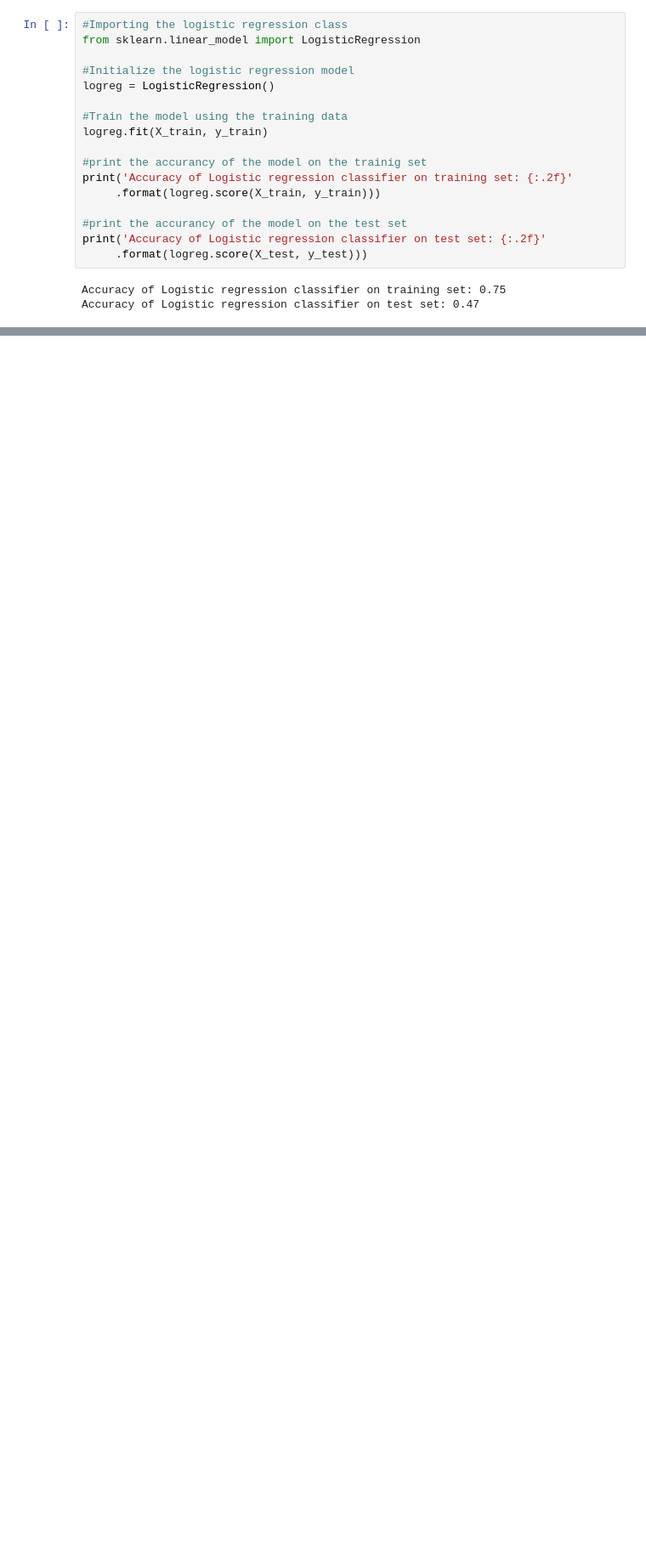
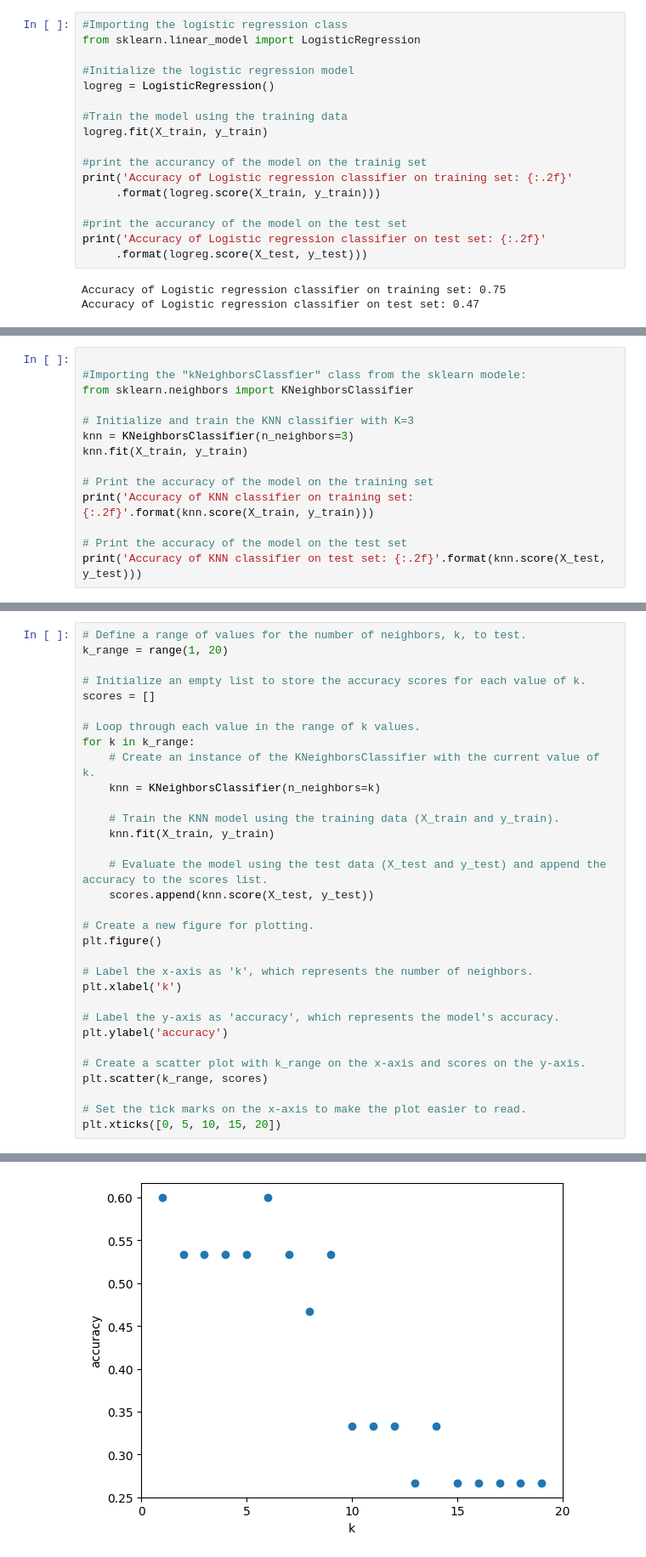
Before and after one commit to ECV21/Machine-learning-, a Jupyter notebook: A_simple_classification_problem_Fruits.ipynb, the cells around one changed output, grey strips where cells are left out. Shown: that part at 85% size. Drawn from its saved outputs; the diff is of its cells as text; blank space fills up the shorter version.

```diff
--- a/A_simple_classification_problem_Fruits.ipynb
+++ b/A_simple_classification_problem_Fruits.ipynb
@@ -184,0 +222,14 @@ Accuracy of Logistic regression classifier on test set: 0.47
+# %%
+
+#Importing the "kNeighborsClassfier" class from the sklearn modele:
+from sklearn.neighbors import KNeighborsClassifier
+
+# Initialize and train the KNN classifier with K=3
+knn = KNeighborsClassifier(n_neighbors=3)
+knn.fit(X_train, y_train)
+
+# Print the accuracy of the model on the training set
+print('Accuracy of KNN classifier on training set: {:.2f}'.format(knn.score(X_train, y_train)))
+
+# Print the accuracy of the model on the test set
+print('Accuracy of KNN classifier on test set: {:.2f}'.format(knn.score(X_test, y_test)))
@@ -184,0 +422,33 @@ Accuracy of Logistic regression classifier on test set: 0.47
+# %%
+# Define a range of values for the number of neighbors, k, to test.
+k_range = range(1, 20)
+
+# Initialize an empty list to store the accuracy scores for each value of k.
+scores = []
+
+# Loop through each value in the range of k values.
+for k in k_range:
+    # Create an instance of the KNeighborsClassifier with the current value of k.
+    knn = KNeighborsClassifier(n_neighbors=k)
+
+    # Train the KNN model using the training data (X_train and y_train).
+    knn.fit(X_train, y_train)
+
+    # Evaluate the model using the test data (X_test and y_test) and append the accuracy to the scores list.
+    scores.append(knn.score(X_test, y_test))
+
+# Create a new figure for plotting.
+plt.figure()
+
+# Label the x-axis as 'k', which represents the number of neighbors.
+plt.xlabel('k')
+
+# Label the y-axis as 'accuracy', which represents the model's accuracy.
+plt.ylabel('accuracy')
+
+# Create a scatter plot with k_range on the x-axis and scores on the y-axis.
+plt.scatter(k_range, scores)
+
+# Set the tick marks on the x-axis to make the plot easier to read.
+plt.xticks([0, 5, 10, 15, 20])
+# %% [output]
@@ -184,0 +465 @@ Accuracy of Logistic regression classifier on test set: 0.47
+[figure, added]
```
Also changed, not shown: parts of 19 cells of this notebook.
